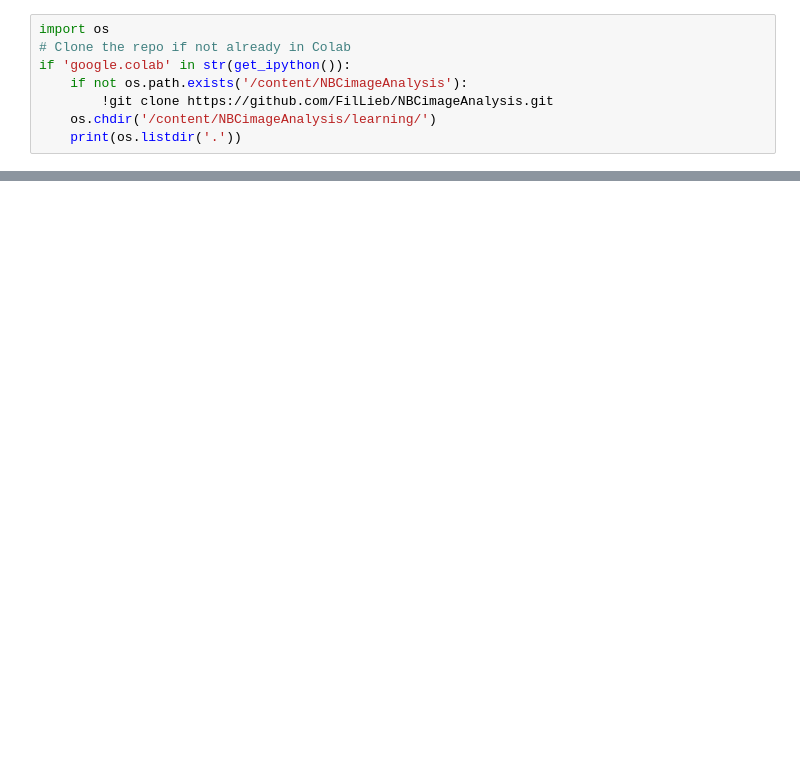
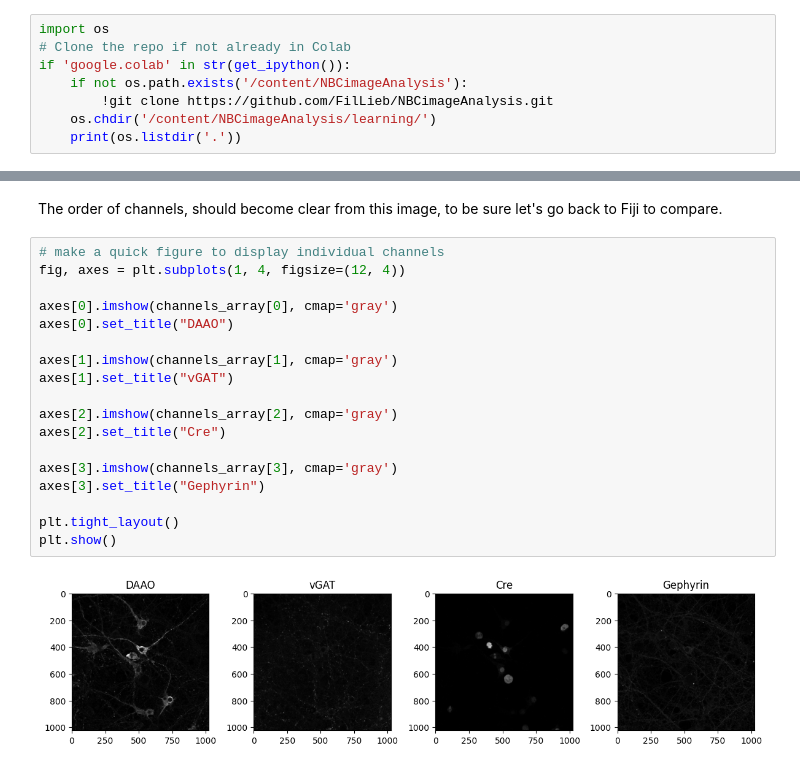
Before and after one commit to FilLieb/NBCimageAnalysis, a Jupyter notebook: learning/1_opening_lif.ipynb, the cells around one changed output, grey strips where cells are left out. Saved outputs shown, nothing was run; the diff lists cells and outputs as text; blank space fills up the shorter version.

```diff
--- a/learning/1_opening_lif.ipynb
+++ b/learning/1_opening_lif.ipynb
@@ -86,0 +133,22 @@ plt.show()
+# %% [markdown]
+The order of channels, should become clear from this image, to be sure let's go back to Fiji to compare.
+# %%
+# make a quick figure to display individual channels
+fig, axes = plt.subplots(1, 4, figsize=(12, 4))
+
+axes[0].imshow(channels_array[0], cmap='gray')
+axes[0].set_title("DAAO")
+
+axes[1].imshow(channels_array[1], cmap='gray')
+axes[1].set_title("vGAT")
+
+axes[2].imshow(channels_array[2], cmap='gray')
+axes[2].set_title("Cre")
+
+axes[3].imshow(channels_array[3], cmap='gray')
+axes[3].set_title("Gephyrin")
+
+plt.tight_layout()
+plt.show()
+# %% [output]
+[figure, added]
```
Also changed, not shown: parts of 20 cells of this notebook, 2 other files.
